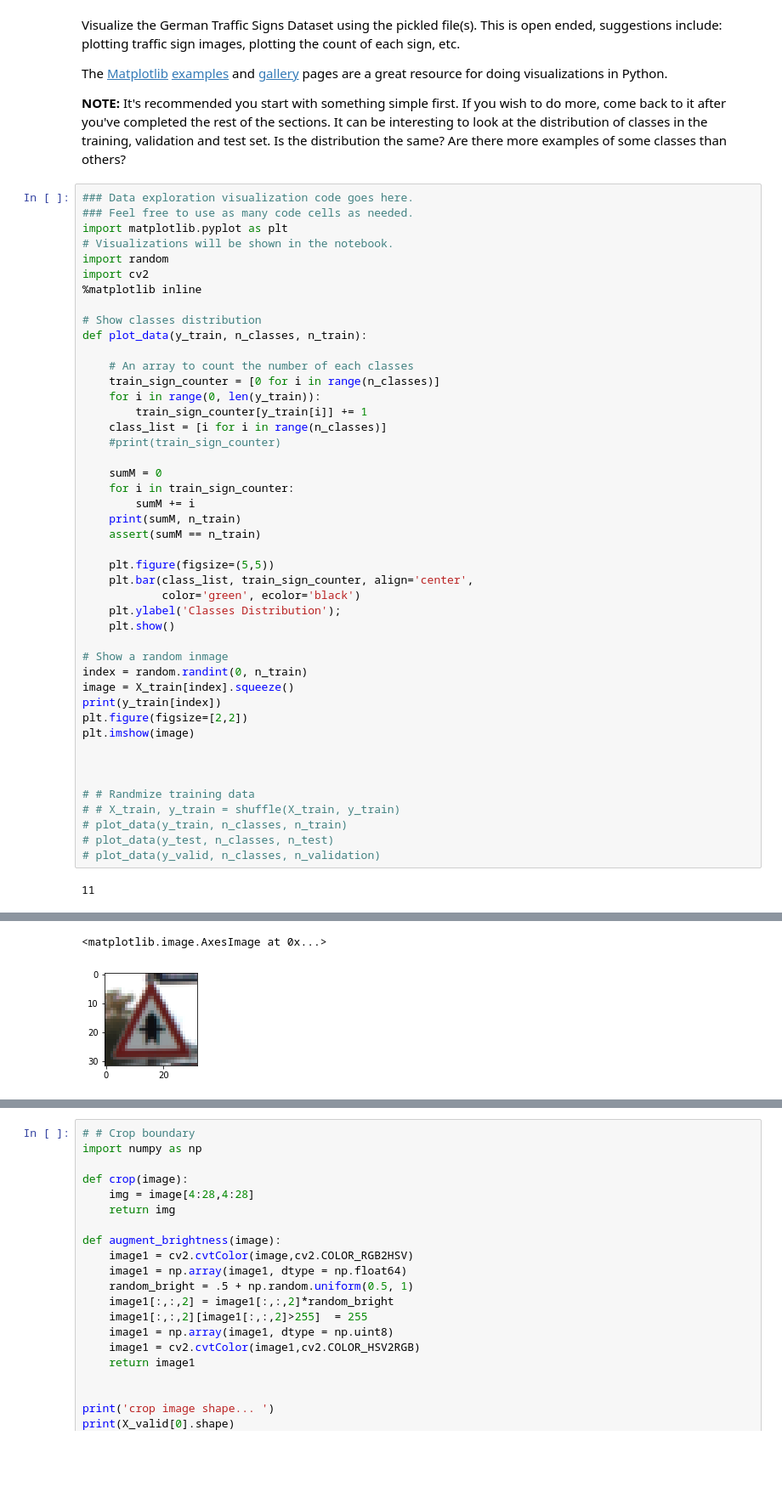
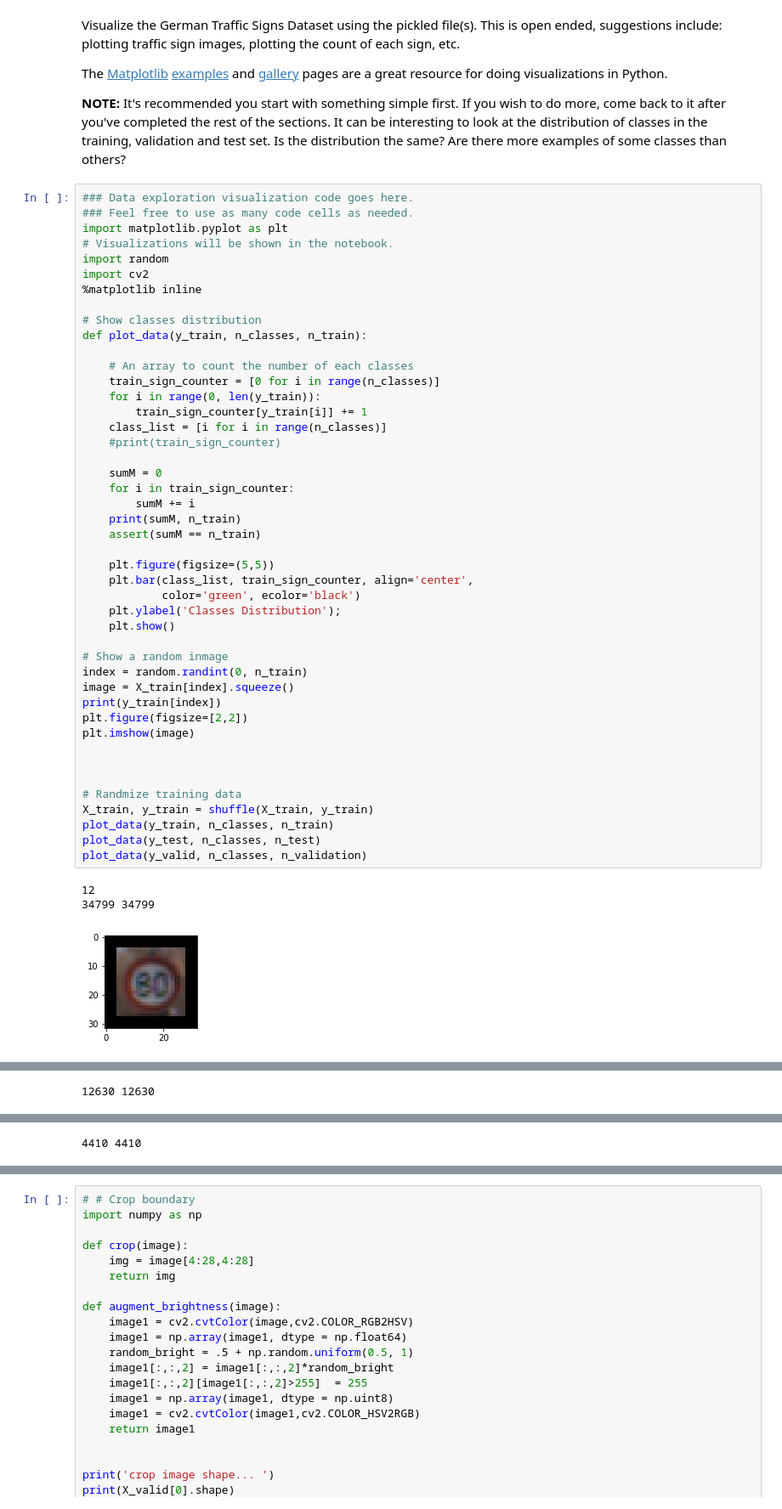
Before and after one commit to solo2002/CarND-Traffic-Sign-Classifier-Project, a Jupyter notebook: Traffic_Sign_Classifier.ipynb, the cells around one changed output, grey strips where cells are left out. Shown at 85% size. Saved outputs shown, nothing was run; the diff lists cells and outputs as text; blank space fills up the shorter version.

```diff
--- a/Traffic_Sign_Classifier.ipynb
+++ b/Traffic_Sign_Classifier.ipynb
@@ -115,36 +115,38 @@ def plot_data(y_train, n_classes, n_train):
 
     # An array to count the number of each classes
     train_sign_counter = [0 for i in range(n_classes)]
     for i in range(0, len(y_train)):
         train_sign_counter[y_train[i]] += 1
     class_list = [i for i in range(n_classes)]
     #print(train_sign_counter)
 
     sumM = 0
     for i in train_sign_counter:
         sumM += i
     print(sumM, n_train)
     assert(sumM == n_train)
 
     plt.figure(figsize=(5,5))
     plt.bar(class_list, train_sign_counter, align='center',
             color='green', ecolor='black')
     plt.ylabel('Classes Distribution');
     plt.show()
 
 # Show a random inmage
 index = random.randint(0, n_train)
 image = X_train[index].squeeze()
 print(y_train[index])
 plt.figure(figsize=[2,2])
 plt.imshow(image)
 
 
 
-# # Randmize training data
-# # X_train, y_train = shuffle(X_train, y_train)
-# plot_data(y_train, n_classes, n_train)
-# plot_data(y_test, n_classes, n_test)
-# plot_data(y_valid, n_classes, n_validation)
+# Randmize training data
+X_train, y_train = shuffle(X_train, y_train)
+plot_data(y_train, n_classes, n_train)
+plot_data(y_test, n_classes, n_test)
+plot_data(y_valid, n_classes, n_validation)
 # %% [output]
-11
+12
+34799 34799
+[figure, new version]
@@ -151,2 +154 @@ plt.imshow(image)
-<matplotlib.image.AxesImage at 0x...>
+12630 12630
-[figure, old version]
@@ -152,0 +156 @@ plt.imshow(image)
+4410 4410
```
Also changed, not shown: parts of 2 cells of this notebook, 1 other file.
